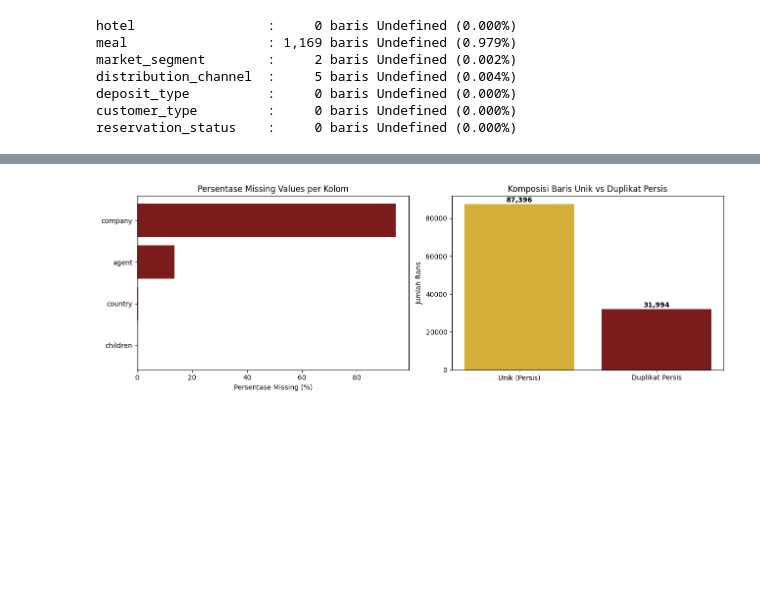
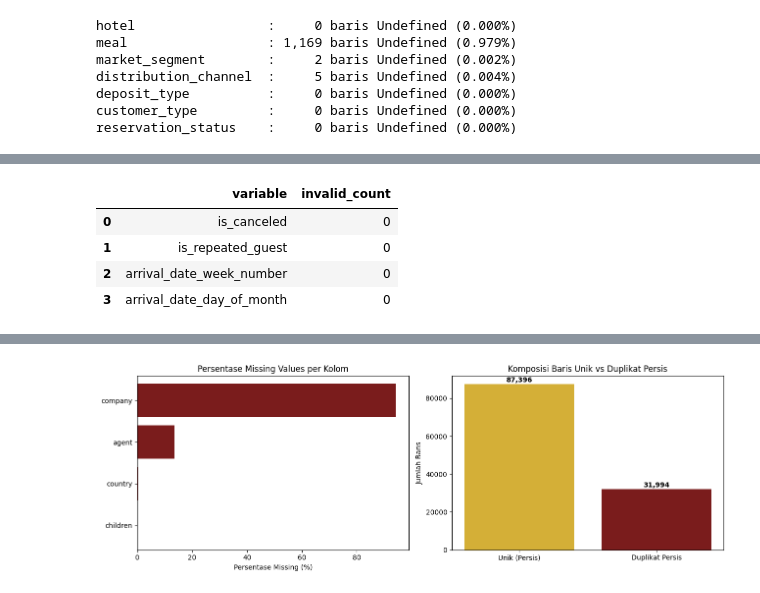
Before and after one commit to aulnr43/final_peoject_tsdw, a Jupyter notebook: notebooks/02_quality_assessment.ipynb, the cells around one changed output, grey strips where cells are left out. Cells and saved outputs as stored; diff of their text form; code cells hidden in the pictures; blank space fills up the shorter version.

```diff
--- a/notebooks/02_quality_assessment.ipynb
+++ b/notebooks/02_quality_assessment.ipynb
@@ -282,0 +288,46 @@ reservation_status    :     0 baris Undefined (0.000%)
+# %%
+# Pemeriksaan nilai biner
+binary_invalid = (
+    hotels["is_canceled"].notna()
+    & ~hotels["is_canceled"].isin([0, 1])
+)
+
+repeat_invalid = (
+    hotels["is_repeated_guest"].notna()
+    & ~hotels["is_repeated_guest"].isin([0, 1])
+)
+
+# Pemeriksaan nilai kalender
+week_invalid = (
+    hotels["arrival_date_week_number"].notna()
+    & ~hotels["arrival_date_week_number"].between(1, 53)
+)
+
+day_invalid = (
+    hotels["arrival_date_day_of_month"].notna()
+    & ~hotels["arrival_date_day_of_month"].between(1, 31)
+)
+
+# Ringkasan hasil
+domain_summary = pd.DataFrame({
+    "variable": [
+        "is_canceled",
+        "is_repeated_guest",
+        "arrival_date_week_number",
+        "arrival_date_day_of_month"
+    ],
+    "invalid_count": [
+        binary_invalid.sum(),
+        repeat_invalid.sum(),
+        week_invalid.sum(),
+        day_invalid.sum()
+    ]
+})
+
+display(domain_summary)
+# %% [output]
+|  | variable | invalid_count |
+| 0 | is_canceled | 0 |
+| 1 | is_repeated_guest | 0 |
+| 2 | arrival_date_week_number | 0 |
+| 3 | arrival_date_day_of_month | 0 |
```
Also changed, not shown: parts of 3 cells of this notebook.
